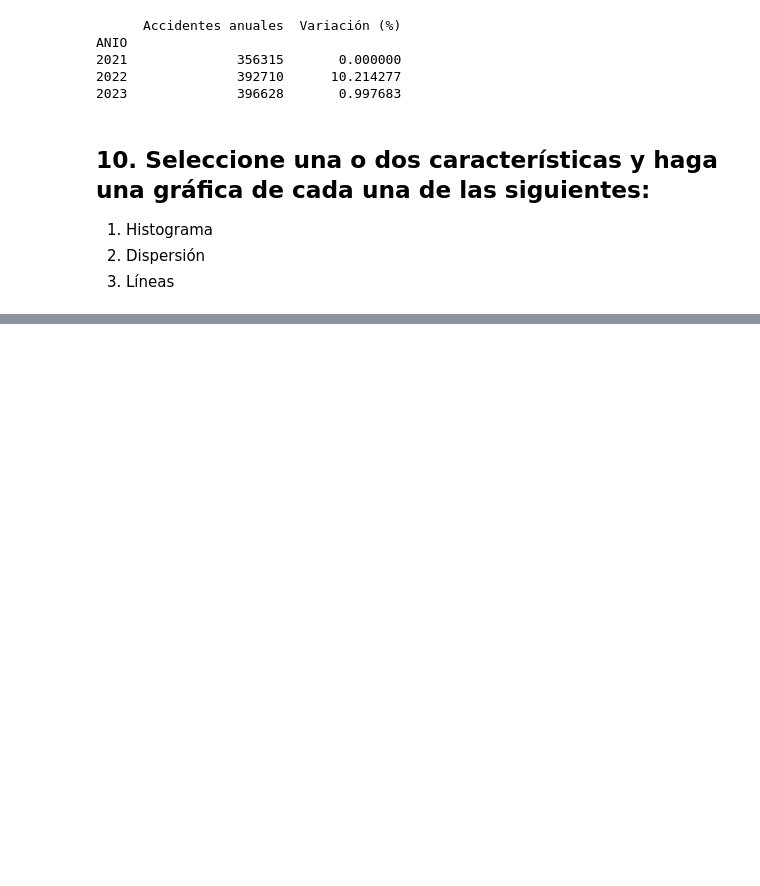
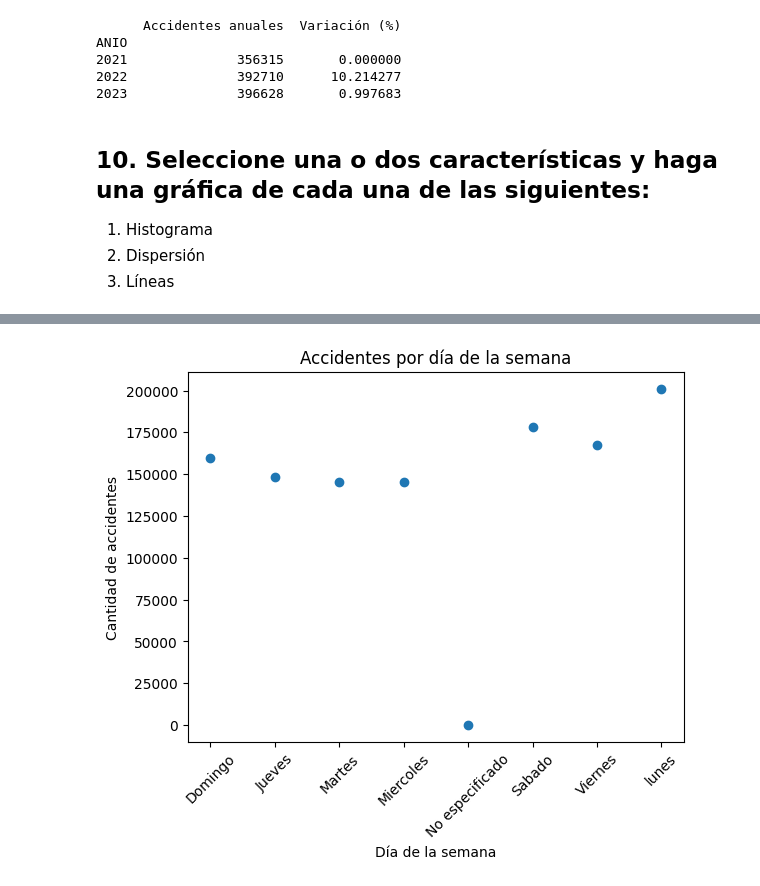
Before and after one commit to jacq1813/prac_ATUS, a Jupyter notebook: atuspractica.ipynb, the cells around one changed output, grey strips where cells are left out. Drawn from its saved outputs; the diff is of its cells as text; code cells hidden in the pictures; blank space fills up the shorter version.

```diff
--- a/atuspractica.ipynb
+++ b/atuspractica.ipynb
@@ -300,0 +334,15 @@ ANIO
+# %%
+
+# Crear un gráfico de dispersión de accidentes por día de la semana
+plt.scatter(accidentes_por_dia.index, accidentes_por_dia.values)
+
+# Etiquetas y título
+plt.xlabel('Día de la semana')
+plt.ylabel('Cantidad de accidentes')
+plt.title('Accidentes por día de la semana')
+
+# Mostrar la gráfica
+plt.xticks(rotation=45)
+plt.show()
+# %% [output]
+[figure, added]
```
Also changed, not shown: parts of 3 cells of this notebook.
